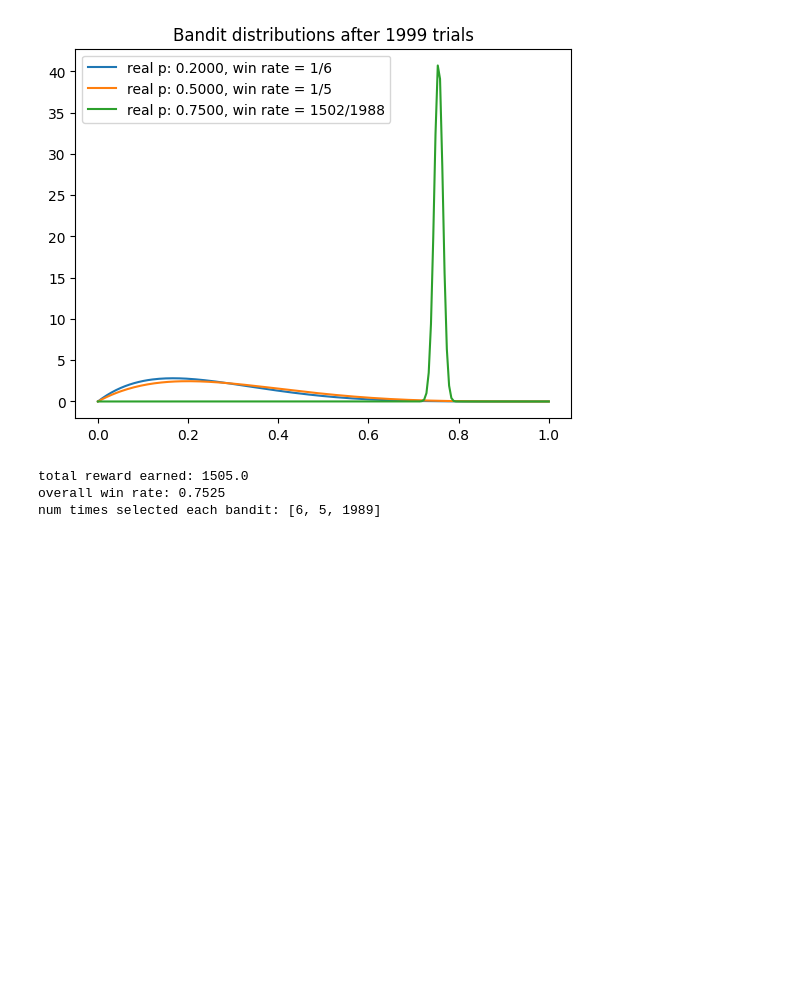
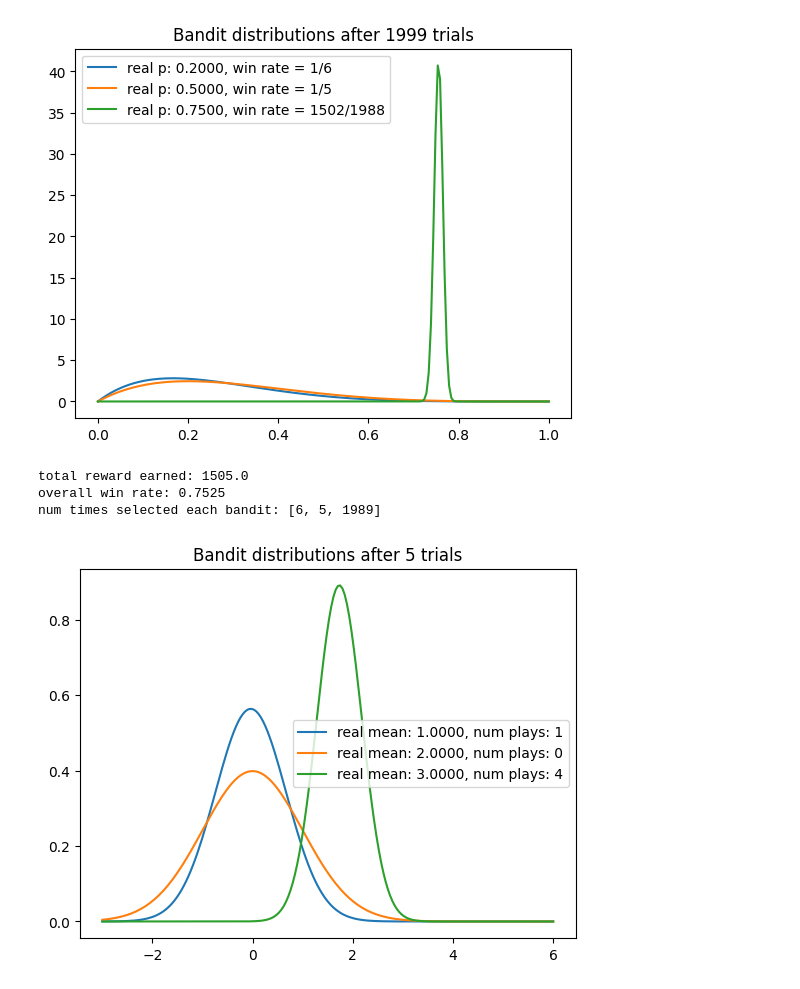
Before and after one commit to JonasHagstrom79/Deep-Reinforcement-Learning, a Jupyter notebook: 04_Artificial_Intelligence_Reinforcement_Learning_in_Python_Bayesian_Bandits_ipynb.ipynb, the cells around one changed output. Saved outputs shown, nothing was run; the diff lists cells and outputs as text; code cells hidden in the pictures; blank space fills up the shorter version.

```diff
--- a/04_Artificial_Intelligence_Reinforcement_Learning_in_Python_Bayesian_Bandits_ipynb.ipynb
+++ b/04_Artificial_Intelligence_Reinforcement_Learning_in_Python_Bayesian_Bandits_ipynb.ipynb
@@ -82,3 +82,83 @@ if __name__ == "__main__":
 total reward earned: 1505.0
 overall win rate: 0.7525
 num times selected each bandit: [6, 5, 1989]
+# %%
+# sudo pip install -U future
+
+import numpy as np
+import matplotlib.pyplot as plt
+from scipy.stats import norm
+
+
+np.random.seed(1)
+NUM_TRIALS = 2000
+BANDIT_MEANS = [1, 2, 3]
+
+
+class Bandit:
+  def __init__(self, true_mean):
+    self.true_mean = true_mean
+    # parameters for mu - prior is N(0,1)
+    self.m = 0
+    self.lambda_ = 1
+    self.tau = 1
+    self.N = 0
+
+  def pull(self):
+    return np.random.randn() / np.sqrt(self.tau) + self.true_mean
+
+  def sample(self):
+    return np.random.randn() / np.sqrt(self.lambda_) + self.m
+
+  def update(self, x):
+    self.m = (self.tau * x + self.lambda_ * self.m) / (self.tau + self.lambda_)
+    self.lambda_ += self.tau
+    self.N += 1
+
+
+def plot(bandits, trial):
+  x = np.linspace(-3, 6, 200)
+  for b in bandits:
+    y = norm.pdf(x, b.m, np.sqrt(1. / b.lambda_))
+    plt.plot(x, y, label=f"real mean: {b.true_mean:.4f}, num plays: {b.N}")
+  plt.title(f"Bandit distributions after {trial} trials")
+  plt.legend()
+  plt.show()
+
+
+def run_experiment():
+  bandits = [Bandit(m) for m in BANDIT_MEANS]
+
+  sample_points = [5,10,20,50,100,200,500,1000,1500,1999]
+  rewards = np.empty(NUM_TRIALS)
+  for i in range(NUM_TRIALS):
+    # Thompson sampling
+    j = np.argmax([b.sample() for b in bandits])
+
+    # plot the posteriors
+    if i in sample_points:
+      plot(bandits, i)
+
+    # pull the arm for the bandit with the largest sample
+    x = bandits[j].pull()
+
+    # update the distribution for the bandit whose arm we just pulled
+    bandits[j].update(x)
+
+    # update rewards
+    rewards[i] = x
+
+  cumulative_average = np.cumsum(rewards) / (np.arange(NUM_TRIALS) + 1)
+
+  # plot moving average ctr
+  plt.plot(cumulative_average)
+  for m in BANDIT_MEANS:
+    plt.plot(np.ones(NUM_TRIALS)*m)
+  plt.show()
+
+  return cumulative_average
+
+if __name__ == '__main__':
+  run_experiment()
+# %% [output]
+[figure, added]
```
Also changed, not shown: parts of 1 cell of this notebook.
